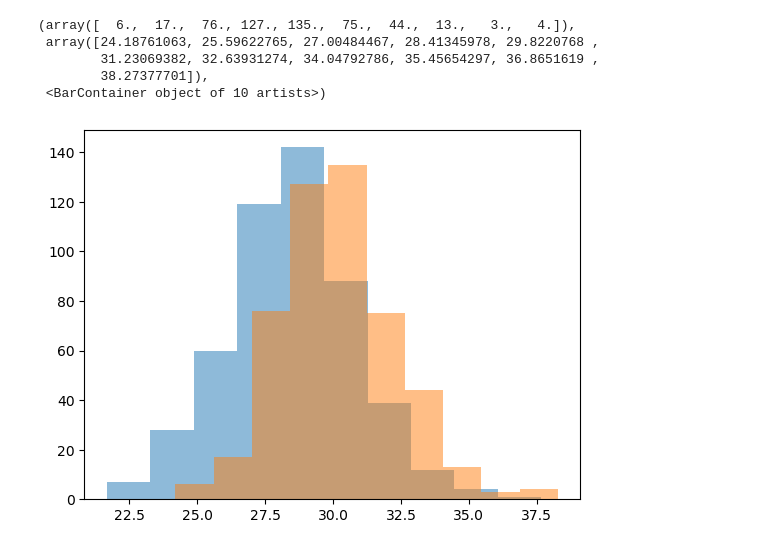
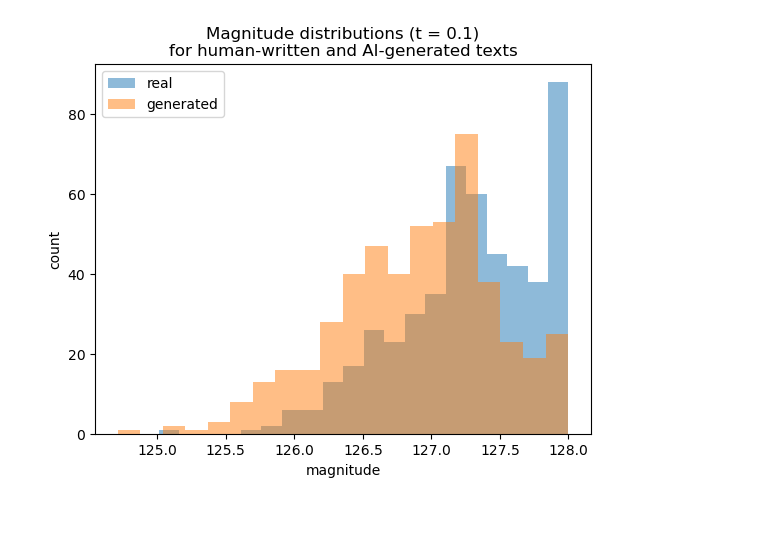
Before and after one commit to GurevichPE/Artifical-text-detection-via-magnitude-functions, a Jupyter notebook: magnitude/experiments.ipynb, the cells around one changed output. Saved outputs shown, nothing was run; the diff lists cells and outputs as text; code cells hidden in the pictures; blank space fills up the shorter version.

```diff
--- a/magnitude/experiments.ipynb
+++ b/magnitude/experiments.ipynb
@@ -78,11 +20,16 @@ gen_mags = [calculate_magnitude(x * 0.01, manhattan_distance) for x in tqdm(gens
-# %%
-plt.hist(real_mags, alpha=0.5)
-plt.hist(gen_mags, alpha=0.5)
-# %% [output]
-(array([  6.,  17.,  76., 127., 135.,  75.,  44.,  13.,   3.,   4.]),
- array([24.18761063, 25.59622765, 27.00484467, 28.41345978, 29.8220768 ,
-        31.23069382, 32.63931274, 34.04792786, 35.45654297, 36.8651619 ,
-        38.27377701]),
- <BarContainer object of 10 artists>)
-[figure, removed]
+# %%
+t = 0.1
+
+real_mags = [calculate_magnitude(x * t, metric='cityblock') for x in tqdm(reals)]
+gen_mags = [calculate_magnitude(x * t, metric='cityblock') for x in tqdm(gens)]
+# %%
+plt.hist(real_mags, alpha=0.5, label='real', bins=20)
+plt.hist(gen_mags, alpha=0.5, label='generated', bins=20)
+plt.legend()
+plt.title(f"Magnitude distributions (t = {t})\nfor human-written and AI-generated texts")
+plt.xlabel("magnitude")
+plt.ylabel('count')
+plt.show()
+# %% [output]
+[figure, added]
 # %%
```
Also changed, not shown: parts of 19 cells of this notebook.
